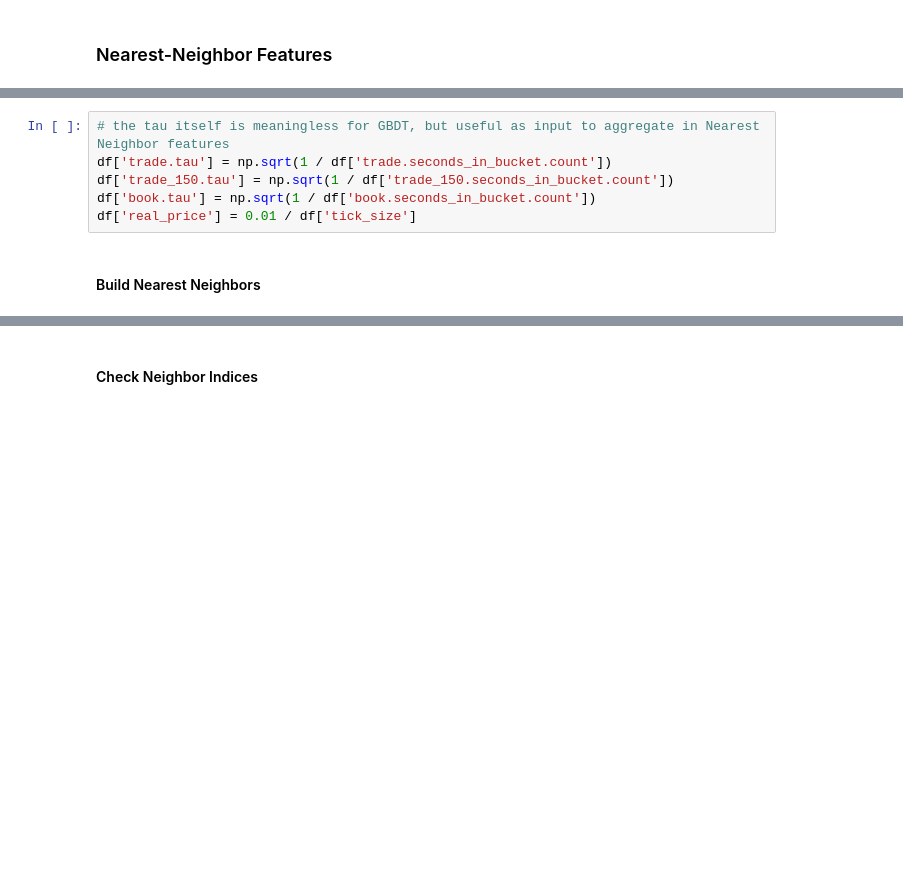
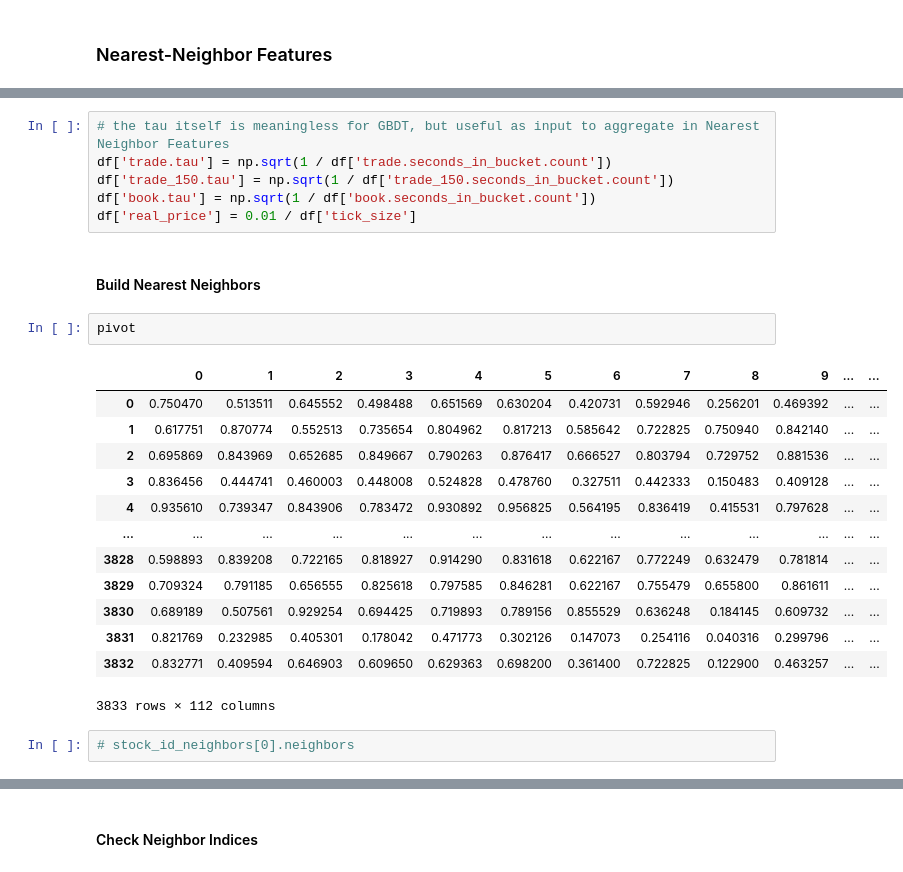
Before and after one commit to egafni/KaggleOptiver, a Jupyter notebook: notebooks/winner.ipynb, the cells around one changed output, grey strips where cells are left out. Drawn from its saved outputs; the diff is of its cells as text; blank space fills up the shorter version.

```diff
--- a/notebooks/winner.ipynb
+++ b/notebooks/winner.ipynb
@@ -222,11 +98,29 @@ class StockIdNeighbors(Neighbors):
 # %%
-# the tau itself is meaningless for GBDT, but useful as input to aggregate in Nearest Neighbor features
+# the tau itself is meaningless for GBDT, but useful as input to aggregate in Nearest Neighbor Features
 df['trade.tau'] = np.sqrt(1 / df['trade.seconds_in_bucket.count'])
 df['trade_150.tau'] = np.sqrt(1 / df['trade_150.seconds_in_bucket.count'])
 df['book.tau'] = np.sqrt(1 / df['book.seconds_in_bucket.count'])
 df['real_price'] = 0.01 / df['tick_size']
 # %% [markdown]
 #### Build Nearest Neighbors
+# %%
+pivot
+# %% [output]
+|  | 0 | 1 | 2 | 3 | 4 | 5 | 6 | 7 | 8 | 9 | ... | ... |
+| 0 | 0.750470 | 0.513511 | 0.645552 | 0.498488 | 0.651569 | 0.630204 | 0.420731 | 0.592946 | 0.256201 | 0.469392 | ... | ... |
+| 1 | 0.617751 | 0.870774 | 0.552513 | 0.735654 | 0.804962 | 0.817213 | 0.585642 | 0.722825 | 0.750940 | 0.842140 | ... | ... |
+| 2 | 0.695869 | 0.843969 | 0.652685 | 0.849667 | 0.790263 | 0.876417 | 0.666527 | 0.803794 | 0.729752 | 0.881536 | ... | ... |
+| 3 | 0.836456 | 0.444741 | 0.460003 | 0.448008 | 0.524828 | 0.478760 | 0.327511 | 0.442333 | 0.150483 | 0.409128 | ... | ... |
+| 4 | 0.935610 | 0.739347 | 0.843906 | 0.783472 | 0.930892 | 0.956825 | 0.564195 | 0.836419 | 0.415531 | 0.797628 | ... | ... |
+| ... | ... | ... | ... | ... | ... | ... | ... | ... | ... | ... | ... | ... |
+| 3828 | 0.598893 | 0.839208 | 0.722165 | 0.818927 | 0.914290 | 0.831618 | 0.622167 | 0.772249 | 0.632479 | 0.781814 | ... | ... |
+| 3829 | 0.709324 | 0.791185 | 0.656555 | 0.825618 | 0.797585 | 0.846281 | 0.622167 | 0.755479 | 0.655800 | 0.861611 | ... | ... |
+| 3830 | 0.689189 | 0.507561 | 0.929254 | 0.694425 | 0.719893 | 0.789156 | 0.855529 | 0.636248 | 0.184145 | 0.609732 | ... | ... |
+| 3831 | 0.821769 | 0.232985 | 0.405301 | 0.178042 | 0.471773 | 0.302126 | 0.147073 | 0.254116 | 0.040316 | 0.299796 | ... | ... |
+| 3832 | 0.832771 | 0.409594 | 0.646903 | 0.609650 | 0.629363 | 0.698200 | 0.361400 | 0.722825 | 0.122900 | 0.463257 | ... | ... |
+3833 rows × 112 columns
+# %%
+# stock_id_neighbors[0].neighbors
 # %%
 time_id_neighbors: List[Neighbors] = []
 stock_id_neighbors: List[Neighbors] = []
```
Also changed, not shown: parts of 13 cells of this notebook, 7 other files.
